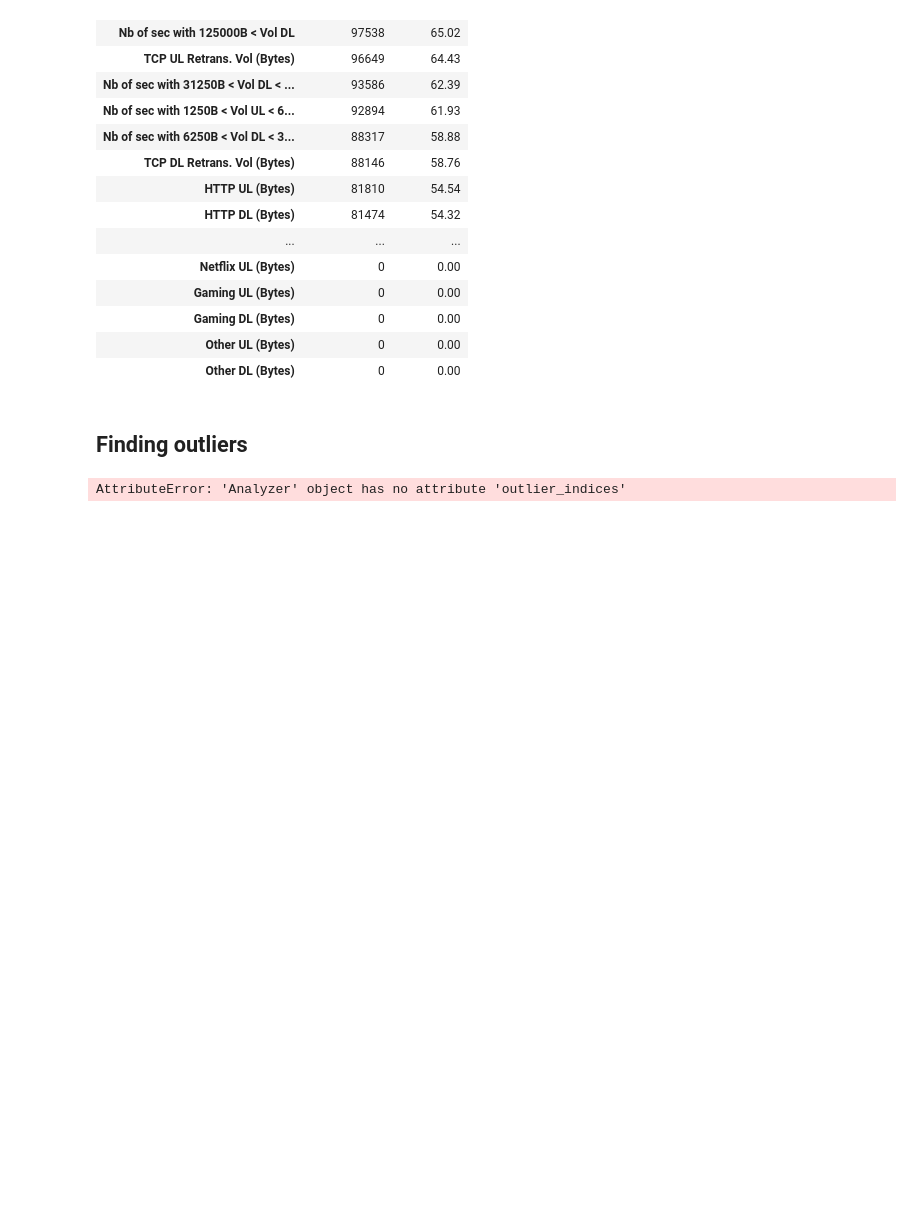
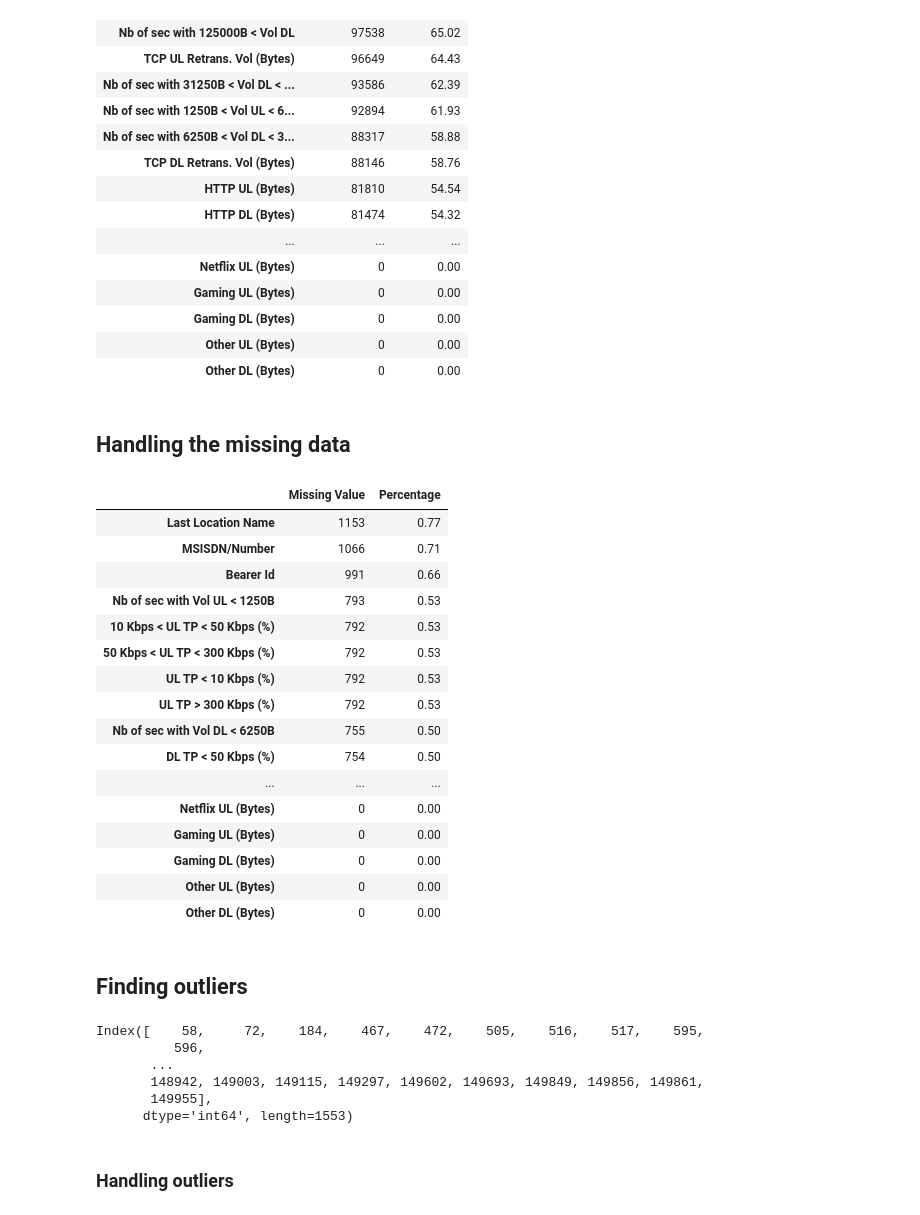
Before and after one commit to J0-Y0/ellCo-Telecom-Analysis, a Jupyter notebook: notebooks/user_overview_analysis.ipynb, the cells around one changed output. Drawn from its saved outputs; the diff is of its cells as text; code cells hidden in the pictures; blank space fills up the shorter version.

Commit message:
Handling outliers

```diff
--- a/notebooks/user_overview_analysis.ipynb
+++ b/notebooks/user_overview_analysis.ipynb
@@ -49,10 +50,40 @@ missing_values
 | Gaming DL (Bytes) | 0 | 0.00 |
 | Other UL (Bytes) | 0 | 0.00 |
 | Other DL (Bytes) | 0 | 0.00 |
+# %% [markdown]
+## Handling the missing data
+# %%
+cleaned_data = analyzer.handle_missing_values(df)
+analyzer.missing_values(cleaned_data)
+# %% [output]
+|  | Missing Value | Percentage |
+| Last Location Name | 1153 | 0.77 |
+| MSISDN/Number | 1066 | 0.71 |
+| Bearer Id | 991 | 0.66 |
+| Nb of sec with Vol UL < 1250B | 793 | 0.53 |
+| 10 Kbps < UL TP < 50 Kbps (%) | 792 | 0.53 |
+| 50 Kbps < UL TP < 300 Kbps (%) | 792 | 0.53 |
+| UL TP < 10 Kbps (%) | 792 | 0.53 |
+| UL TP > 300 Kbps (%) | 792 | 0.53 |
+| Nb of sec with Vol DL < 6250B | 755 | 0.50 |
+| DL TP < 50 Kbps (%) | 754 | 0.50 |
+| ... | ... | ... |
+| Netflix UL (Bytes) | 0 | 0.00 |
+| Gaming UL (Bytes) | 0 | 0.00 |
+| Gaming DL (Bytes) | 0 | 0.00 |
+| Other UL (Bytes) | 0 | 0.00 |
+| Other DL (Bytes) | 0 | 0.00 |
 # %% [markdown]
 ## Finding outliers
 # %%
-outlier_indices = analyzer.outlier_indices(df)
+outlier_indices = analyzer.outliers(cleaned_data)
 outlier_indices
 # %% [output]
-AttributeError: 'Analyzer' object has no attribute 'outlier_indices'
+Index([    58,     72,    184,    467,    472,    505,    516,    517,    595,
+          596,
+       ...
+       148942, 149003, 149115, 149297, 149602, 149693, 149849, 149856, 149861,
+       149955],
+      dtype='int64', length=1553)
+# %% [markdown]
+### Handling outliers
```
Also changed, not shown: parts of 20 cells of this notebook, 1 other file.
